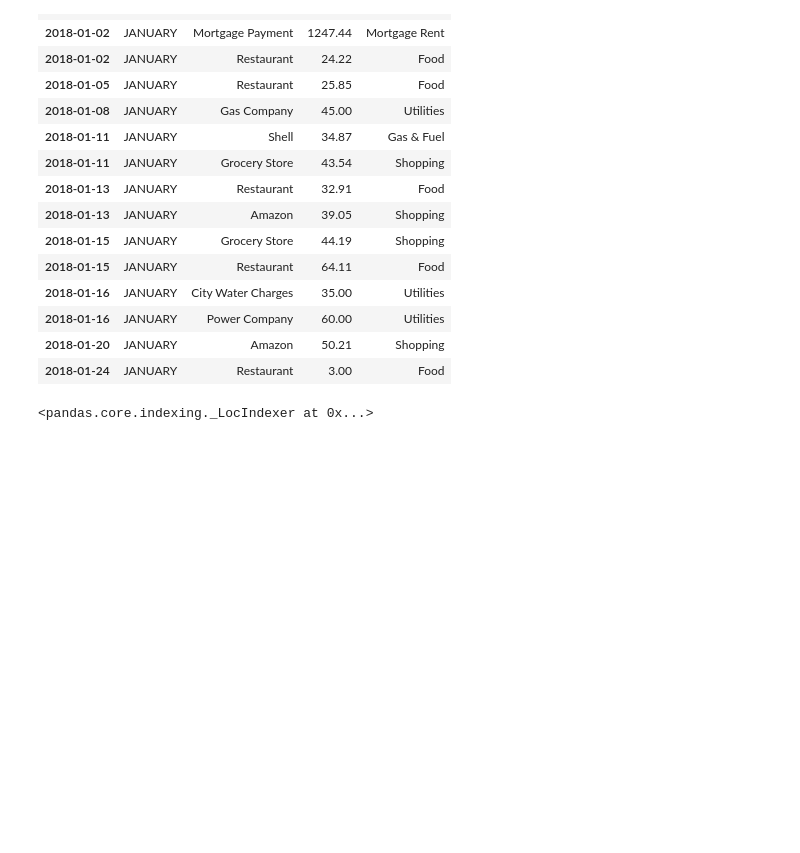
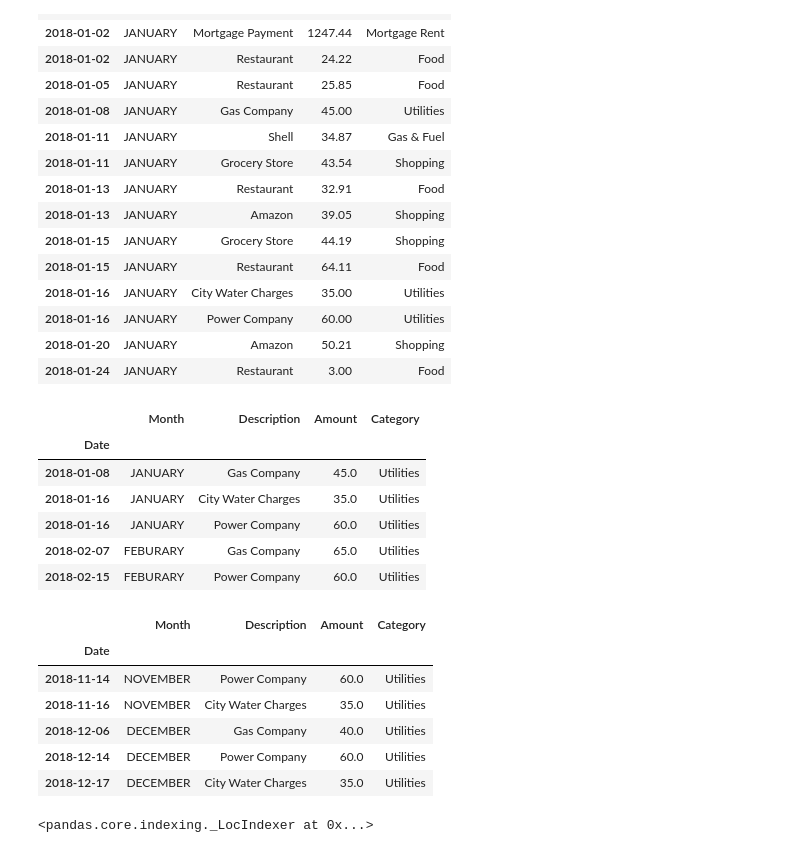
Before and after one commit to AnvithaChaluvadi/Personal-Finance-Management-Tool_Project1, a Jupyter notebook: finance_tool.ipynb, the cells around one changed output. Cells and saved outputs as stored; diff of their text form; code cells hidden in the pictures; blank space fills up the shorter version.

```diff
--- a/finance_tool.ipynb
+++ b/finance_tool.ipynb
@@ -138,6 +136,29 @@ df.head(15)
 | 2018-01-16 | JANUARY | Power Company | 60.00 | Utilities |
 | 2018-01-20 | JANUARY | Amazon | 50.21 | Shopping |
 | 2018-01-24 | JANUARY | Restaurant | 3.00 | Food |
+# %%
+# Slice the data to only look at amount associated with utilities
+# the Category code is "Utilities"
+utility_expenses= df.loc[df["Category"] == "Utilities"]
+
+# Review the first and last five rows of the DataFrame
+display(utility_expenses.head())
+display(utility_expenses.tail())
+# %% [output]
+|  | Month | Description | Amount | Category |
+| Date |  |  |  |  |
+| 2018-01-08 | JANUARY | Gas Company | 45.0 | Utilities |
+| 2018-01-16 | JANUARY | City Water Charges | 35.0 | Utilities |
+| 2018-01-16 | JANUARY | Power Company | 60.0 | Utilities |
+| 2018-02-07 | FEBURARY | Gas Company | 65.0 | Utilities |
+| 2018-02-15 | FEBURARY | Power Company | 60.0 | Utilities |
+|  | Month | Description | Amount | Category |
+| Date |  |  |  |  |
+| 2018-11-14 | NOVEMBER | Power Company | 60.0 | Utilities |
+| 2018-11-16 | NOVEMBER | City Water Charges | 35.0 | Utilities |
+| 2018-12-06 | DECEMBER | Gas Company | 40.0 | Utilities |
+| 2018-12-14 | DECEMBER | Power Company | 60.0 | Utilities |
+| 2018-12-17 | DECEMBER | City Water Charges | 35.0 | Utilities |
 # %%
 # Check unassigned transactions and confirm all transactions are assigned to a category
 unassigned = df.loc(['Category']=='unassigned')
```
Also changed, not shown: parts of 8 cells of this notebook.
